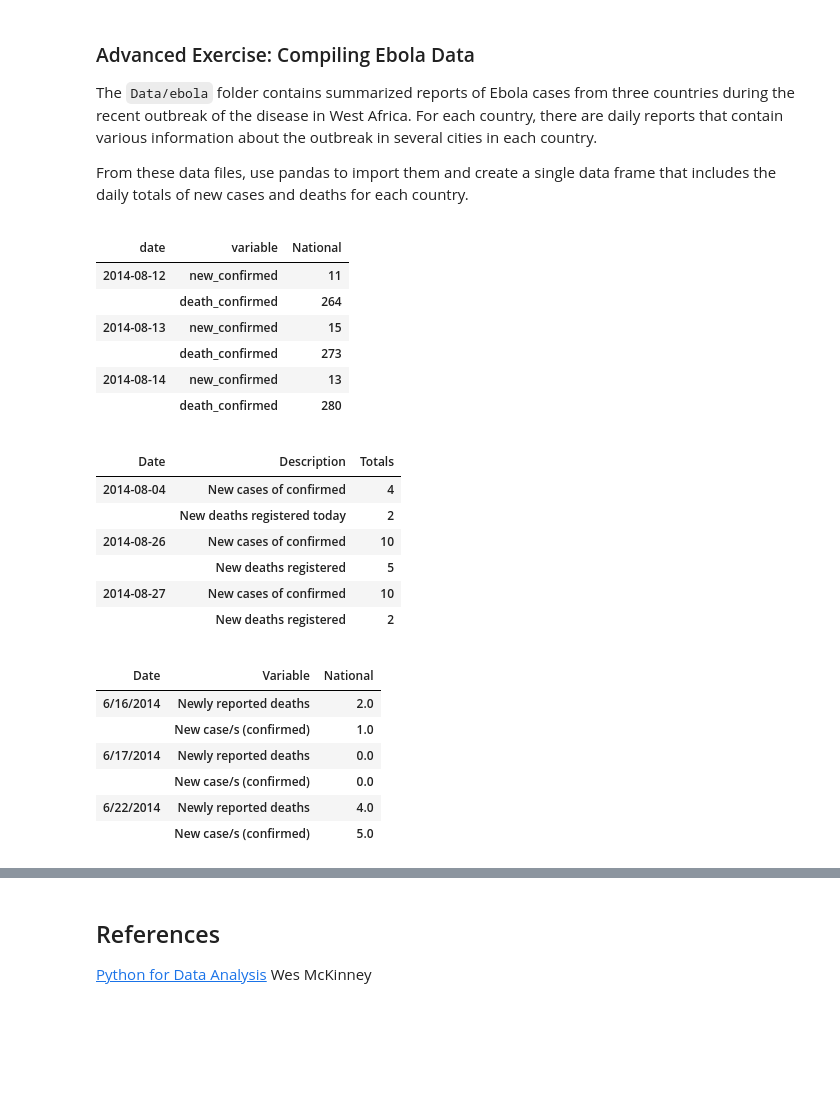
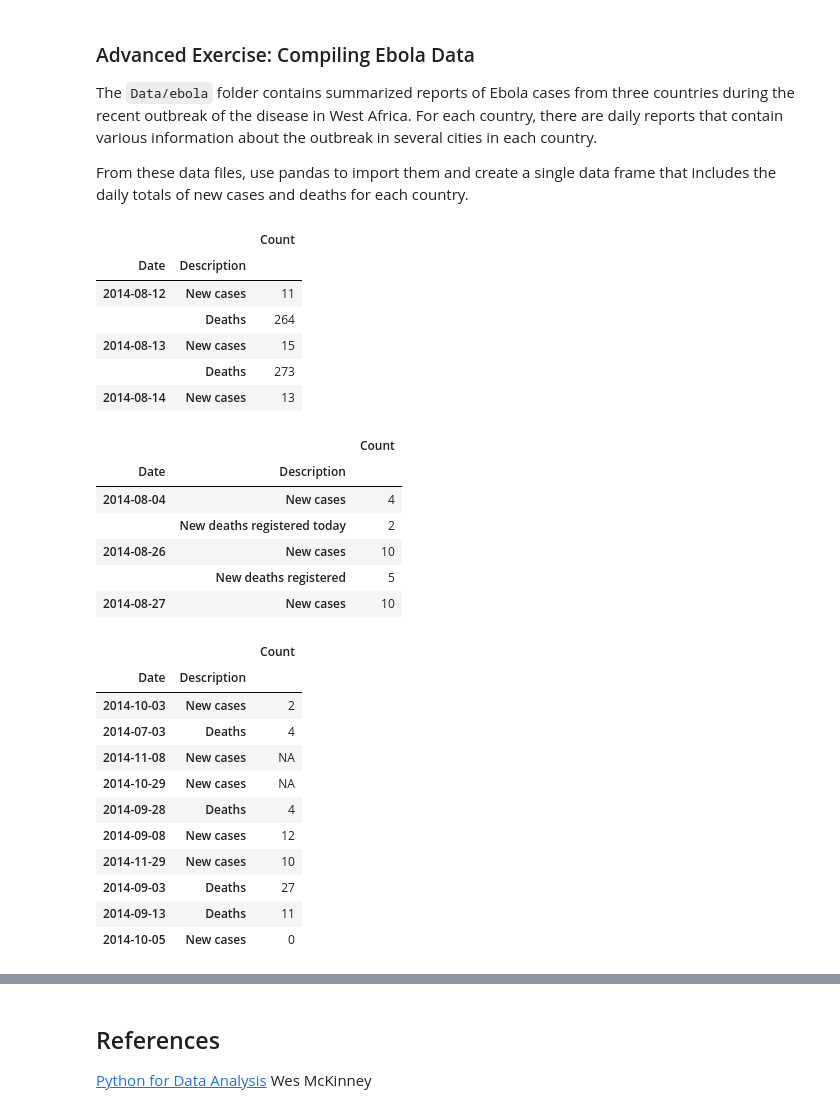
Before and after one commit to romac/ADAHomeworks, a Jupyter notebook: 01 - Pandas and Data Wrangling/Intro to Pandas.ipynb, the cells around one changed output, grey strips where cells are left out. Saved outputs shown, nothing was run; the diff lists cells and outputs as text; code cells hidden in the pictures; blank space fills up the shorter version.

Commit message:
Complete Ebola exercise.

```diff
--- a/01 - Pandas and Data Wrangling/Intro to Pandas.ipynb
+++ b/01 - Pandas and Data Wrangling/Intro to Pandas.ipynb
@@ -2180,59 +1096,69 @@ def select_fields(df, field_names, col_names, var_name):
     ebola_index = eb[var_name].isin(field_names)
     return eb[ebola_index]
 # %%
-def read_country_csv(path, fields, cols, var_name):
+def read_country_csv(path, fields, cols, var_name, date_field):
     files = glob(os.path.join(path, '*.csv'))
-    return pd.concat(select_fields(pd.read_csv(file), fields, cols, var_name) for file in files)
+    return pd.concat(select_fields(pd.read_csv(file, parse_dates=[date_field]), fields, cols, var_name) for file in files)
 # %%
 sl_path = 'Data/ebola/sl_data/'
 sl_fields = ['new_confirmed', 'death_confirmed']
 sl_cols = ['date', 'variable', 'National']
 sl_varname = 'variable'
-sl_ebola = read_country_csv(sl_path, sl_fields, sl_cols, sl_varname)
-sl_ebola = process_day(sl_ebola, sl_cols)
-sl_ebola.head(6)
+sl_ebola = read_country_csv(sl_path, sl_fields, sl_cols, sl_varname, 'date')
+sl_ebola = sl_ebola.rename(columns = { 'date': 'Date', 'variable': 'Description', 'National': 'Count'})
+sl_ebola = sl_ebola.replace({'Description': {'new_confirmed': 'New cases', 'death_confirmed': 'Deaths'}})
+sl_ebola = sl_ebola.set_index(['Date', 'Description']).fillna('<unknown>')
+sl_ebola.head(5)
 # %% [output]
-|  |  |  |
-| date | variable | National |
-| 2014-08-12 | new_confirmed | 11 |
-|  | death_confirmed | 264 |
-| 2014-08-13 | new_confirmed | 15 |
-|  | death_confirmed | 273 |
-| 2014-08-14 | new_confirmed | 13 |
-|  | death_confirmed | 280 |
+|  |  | Count |
+| Date | Description |  |
+| 2014-08-12 | New cases | 11 |
+|  | Deaths | 264 |
+| 2014-08-13 | New cases | 15 |
+|  | Deaths | 273 |
+| 2014-08-14 | New cases | 13 |
 # %%
 guinea_path = 'Data/ebola/guinea_data/'
 guinea_fields = ['New deaths registered today', 'New deaths registered', 'New cases of confirmed']
 guinea_cols = ['Date', 'Description', 'Totals']
 guinea_varname = 'Description'
-guinea_ebola = read_country_csv(guinea_path, guinea_fields, guinea_cols, guinea_varname)
-guinea_ebola = process_day(guinea_ebola, guinea_cols)
-guinea_ebola.head(6)
+guinea_ebola = read_country_csv(guinea_path, guinea_fields, guinea_cols, guinea_varname, 'Date')
+guinea_ebola = guinea_ebola.rename(columns = { 'Totals': 'Count' })
+guinea_ebola = guinea_ebola.replace({'Description': {'New cases of confirmed': 'New cases', 'New deaths registers': 'Deaths'}})
+guinea_ebola = guinea_ebola.set_index(['Date', 'Description']).fillna('<unknown>')
+
+guinea_ebola.head(5)
 # %% [output]
-|  |  |  |
-| Date | Description | Totals |
-| 2014-08-04 | New cases of confirmed | 4 |
+|  |  | Count |
+| Date | Description |  |
+| 2014-08-04 | New cases | 4 |
 |  | New deaths registered today | 2 |
-| 2014-08-26 | New cases of confirmed | 10 |
+| 2014-08-26 | New cases | 10 |
 |  | New deaths registered | 5 |
-| 2014-08-27 | New cases of confirmed | 10 |
-|  | New deaths registered | 2 |
+| 2014-08-27 | New cases | 10 |
 # %%
 liberia_path = 'Data/ebola/liberia_data/'
 liberia_fields = ['Newly reported deaths', 'New case/s (confirmed)']
 liberia_cols = ['Date', 'Variable', 'National']
 liberia_varname = 'Variable'
-liberia_ebola = read_country_csv(liberia_path, liberia_fields, liberia_cols, liberia_varname)
-liberia_ebola = process_day(liberia_ebola, liberia_cols)
-liberia_ebola.head(6)
+liberia_ebola = read_country_csv(liberia_path, liberia_fields, liberia_cols, liberia_varname, 'Date')
+liberia_ebola = liberia_ebola.rename(columns = { 'Variable': 'Description', 'National': 'Count'})
+liberia_ebola = liberia_ebola.replace({'Description': {'New case/s (confirmed)': 'New cases', 'Newly reported deaths': 'Deaths'}})
+liberia_ebola = liberia_ebola.set_index(['Date', 'Description']).fillna('<unknown>')
+
+liberia_ebola.sample(10)
 # %% [output]
-|  |  |  |
-| Date | Variable | National |
-| 6/16/2014 | Newly reported deaths | 2.0 |
-|  | New case/s (confirmed) | 1.0 |
-| 6/17/2014 | Newly reported deaths | 0.0 |
-|  | New case/s (confirmed) | 0.0 |
-| 6/22/2014 | Newly reported deaths | 4.0 |
-|  | New case/s (confirmed) | 5.0 |
+|  |  | Count |
+| Date | Description |  |
+| 2014-10-03 | New cases | 2 |
+| 2014-07-03 | Deaths | 4 |
+| 2014-11-08 | New cases | NA |
+| 2014-10-29 | New cases | NA |
+| 2014-09-28 | Deaths | 4 |
+| 2014-09-08 | New cases | 12 |
+| 2014-11-29 | New cases | 10 |
+| 2014-09-03 | Deaths | 27 |
+| 2014-09-13 | Deaths | 11 |
+| 2014-10-05 | New cases | 0 |
 # %%
 table = pd.concat([sl_ebola, guinea_ebola, liberia_ebola], keys=['Sierra Leone', 'Guinea', 'Liberia'])
```
Also changed, not shown: parts of 110 cells of this notebook.
